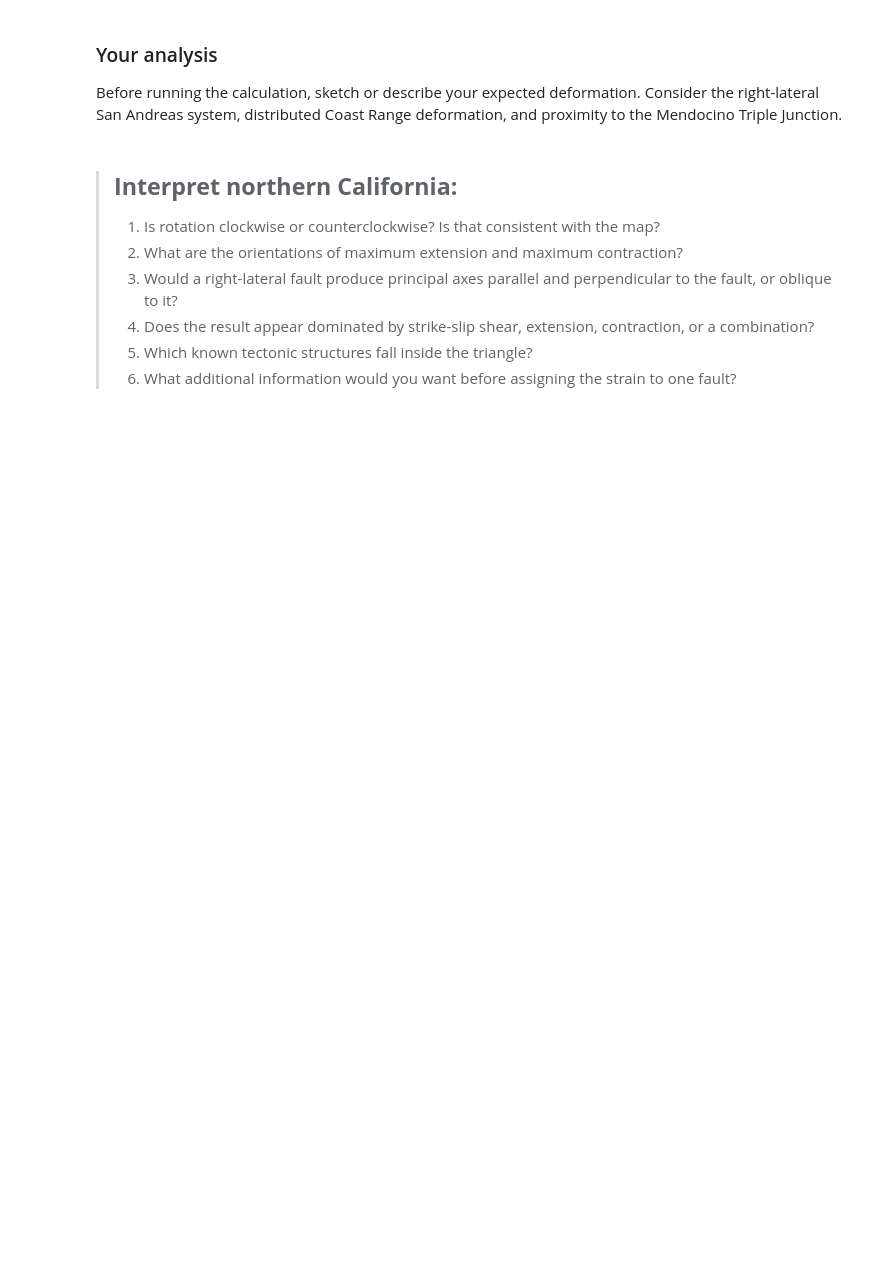
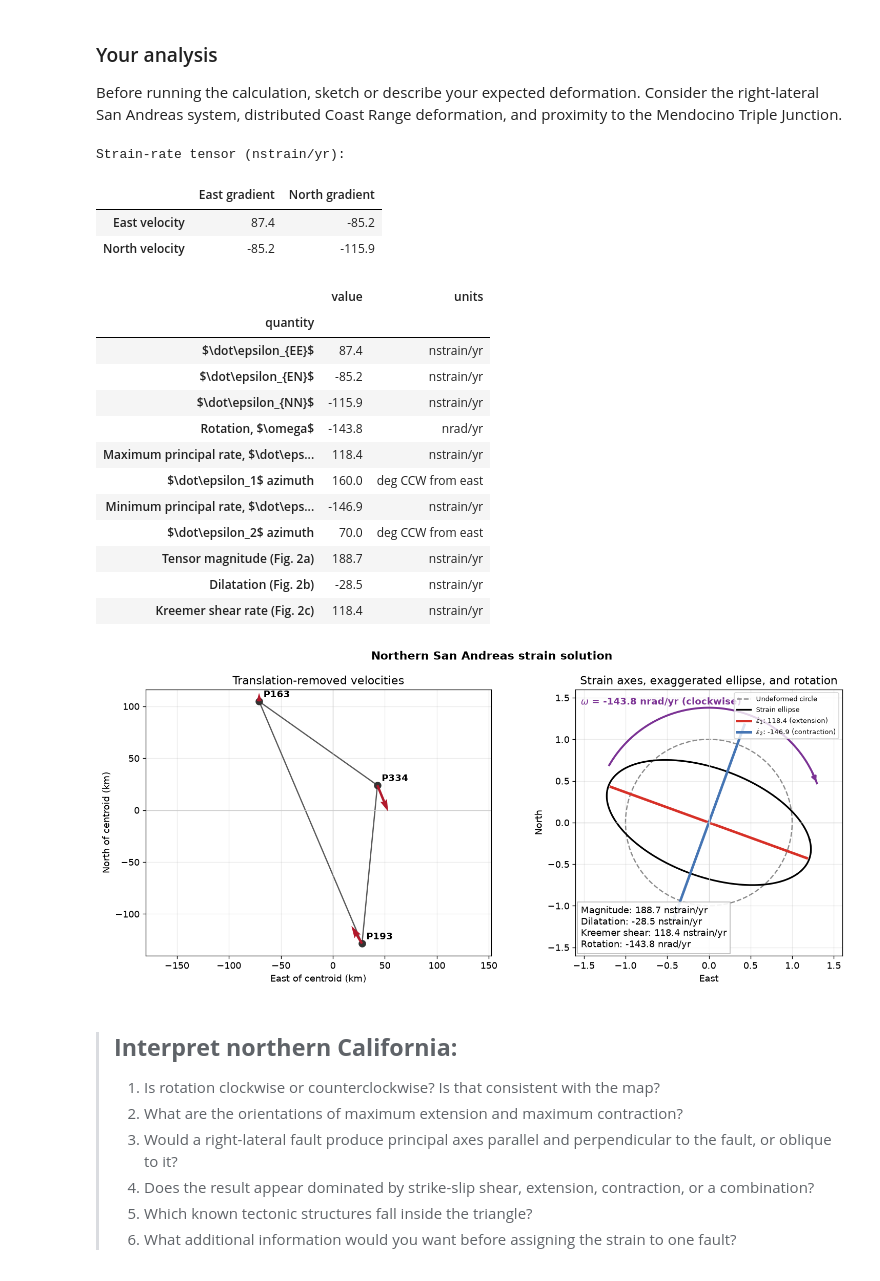
Before and after one commit to amtseismo/EPS166, a Jupyter notebook: notebooks/03_gnss_strain.ipynb, the cells around one changed output. Saved outputs shown, nothing was run; the diff lists cells and outputs as text; code cells hidden in the pictures; blank space fills up the shorter version.

```diff
--- a/notebooks/03_gnss_strain.ipynb
+++ b/notebooks/03_gnss_strain.ipynb
@@ -461,9 +809,38 @@ plot_station_triangle(norcal, "Northern California station triangle")
 
 Before running the calculation, sketch or describe your expected deformation. Consider the right-lateral San Andreas system, distributed Coast Range deformation, and proximity to the Mendocino Triple Junction.
 # %%
-norcal_result = fit_horizontal_strain(norcal, VELOCITY_SCALE_TO_M_PER_YR)
-display(result_table(norcal_result))
-plot_relative_velocities(norcal, norcal_result, "Northern California velocity decomposition")
+norcal_result = fit_horizontal_strain(
+    norcal,
+    VELOCITY_SCALE_TO_M_PER_YR,
+)
+
+print("Strain-rate tensor (nstrain/yr):")
+display(strain_tensor_table(norcal_result))
+display(strain_summary_table(norcal_result))
+plot_strain_solution(
+    norcal,
+    norcal_result,
+    "Northern San Andreas strain solution",
+)
+# %% [output]
+Strain-rate tensor (nstrain/yr):
+|  | East gradient | North gradient |
+| East velocity | 87.4 | -85.2 |
+| North velocity | -85.2 | -115.9 |
+|  | value | units |
+| quantity |  |  |
+| $\dot\epsilon_{EE}$ | 87.4 | nstrain/yr |
+| $\dot\epsilon_{EN}$ | -85.2 | nstrain/yr |
+| $\dot\epsilon_{NN}$ | -115.9 | nstrain/yr |
+| Rotation, $\omega$ | -143.8 | nrad/yr |
+| Maximum principal rate, $\dot\eps... | 118.4 | nstrain/yr |
+| $\dot\epsilon_1$ azimuth | 160.0 | deg CCW from east |
+| Minimum principal rate, $\dot\eps... | -146.9 | nstrain/yr |
+| $\dot\epsilon_2$ azimuth | 70.0 | deg CCW from east |
+| Tensor magnitude (Fig. 2a) | 188.7 | nstrain/yr |
+| Dilatation (Fig. 2b) | -28.5 | nstrain/yr |
+| Kreemer shear rate (Fig. 2c) | 118.4 | nstrain/yr |
+[figure, added]
 # %% [markdown]
 > ## **Interpret northern California:**
 > 1. Is rotation clockwise or counterclockwise? Is that consistent with the map?
```
Also changed, not shown: parts of 37 cells of this notebook, 4 other files.
